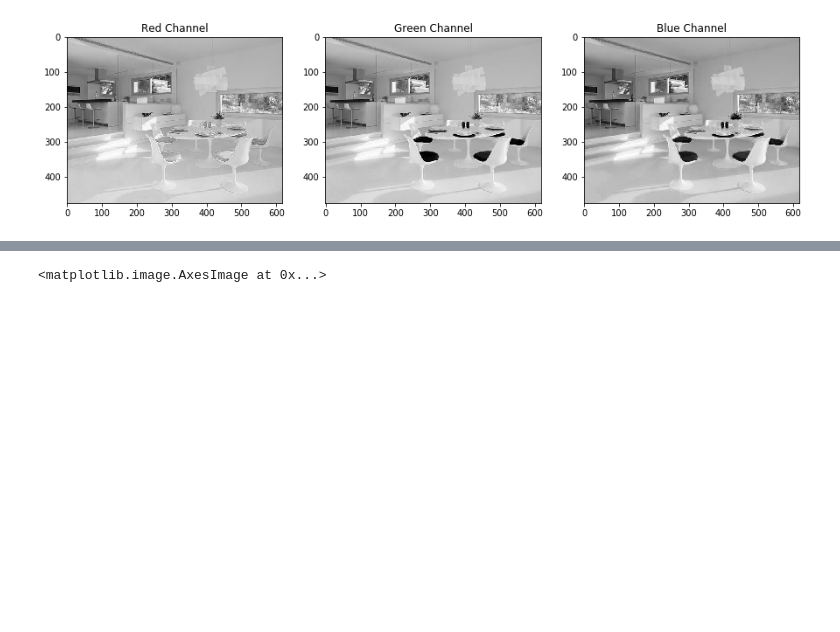
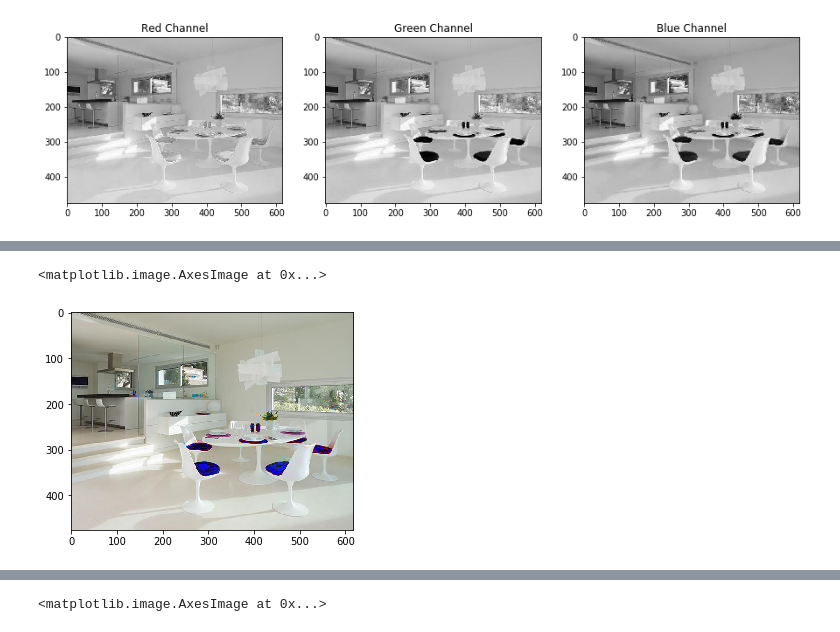
Before and after one commit to rsberrocal/VA_Practicas, a Jupyter notebook: Lab1/P1_RichardSudarioBerrocal_ClaraRivadullaDuró.ipynb, the cells around one changed output, grey strips where cells are left out. Saved outputs shown, nothing was run; the diff lists cells and outputs as text; code cells hidden in the pictures; blank space fills up the shorter version.

```diff
--- a/Lab1/P1_RichardSudarioBerrocal_ClaraRivadullaDuró.ipynb
+++ b/Lab1/P1_RichardSudarioBerrocal_ClaraRivadullaDuró.ipynb
@@ -428,3 +425,15 @@ d) Construct and visualize a new image in which the red color of the chairs is c
+# %%
+mask = np.bitwise_and(sillas_blue[:,:] <= 100, sillas_red[:,:] >= 130)
+sillas_red[mask] = sillas_red[mask] // 10
+sillas_blue[mask] = sillas_blue[mask] * 10
+sillas_azules = np.zeros(sillas.shape, dtype = np.uint8)
+sillas_azules[:,:,0] = sillas_red
+sillas_azules[:,:,1] = sillas_green
+sillas_azules[:,:,2] = sillas_blue
+plt.imshow(sillas_azules)
+# %% [output]
+<matplotlib.image.AxesImage at 0x...>
+[figure, added]
 # %% [markdown]
 e) Given the images `coat.png` and `model.png` (first two images on the figure below), implement the necessary code to construct the image of the model with the coat (third image). Next find in internet an image with a texture and apply it to obtain an image of the jacket with the found texture (fourth image is only an example).
 
```
Also changed, not shown: parts of 2 cells of this notebook.
